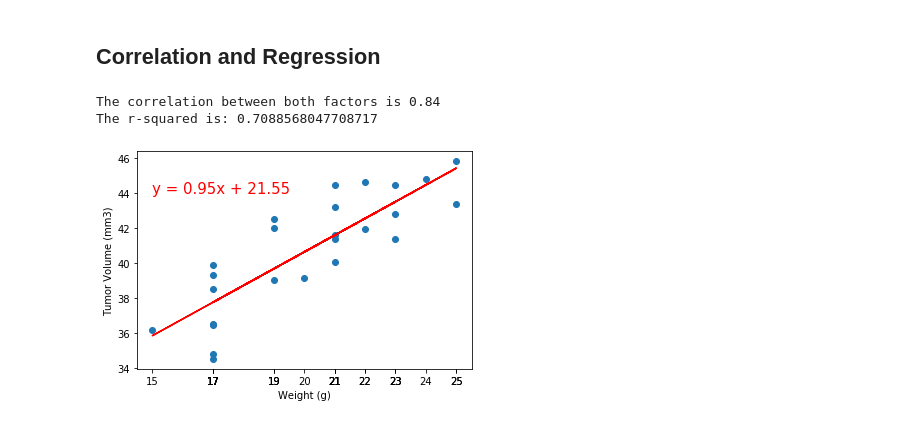
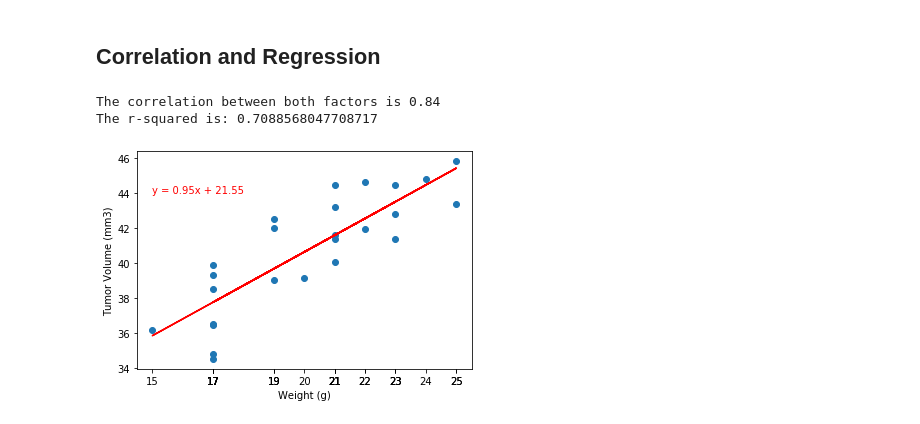
Before and after one commit to angieglass/the-power-of-plots, a Jupyter notebook: power_of_plots_homework.ipynb, the cells around one changed output. Drawn from its saved outputs; the diff is of its cells as text; code cells hidden in the pictures.

```diff
--- a/power_of_plots_homework.ipynb
+++ b/power_of_plots_homework.ipynb
@@ -450,31 +455,31 @@ plt.show()
 # %%
 # Calculate the correlation coefficient and linear regression model
 # for mouse weight and average tumor volume for the Capomulin regimen
 
 x_values = capomulin_average["Weight (g)"]
 y_values = capomulin_average["Tumor Volume (mm3)"]
 
 #Correlation
 correlation = st.pearsonr(x_values,y_values)
 
 #Regression
 (slope, intercept, rvalue, pvalue, stderr) = linregress(x_values, y_values)
 regress_values = x_values * slope + intercept
 line_eq = "y = " + str(round(slope,2)) + "x + " + str(round(intercept,2))
 plt.scatter(x_values,y_values)
 plt.plot(x_values,regress_values,"r-")
-plt.annotate(line_eq,(15,44),fontsize=15,color="red")
+plt.annotate(line_eq,(15,44),fontsize=10,color="red")
 
 #Axis
 plt.xlabel('Weight (g)')
 plt.ylabel('Tumor Volume (mm3)')
 plt.xticks(capomulin_average["Weight (g)"])
 
 #Show
 print(f"The correlation between both factors is {round(correlation[0],2)}")
 print(f"The r-squared is: {rvalue**2}")
 plt.show()
 # %% [output]
 The correlation between both factors is 0.84
 The r-squared is: 0.7088568047708717
-[figure, old version]
+[figure, new version]
```
Also changed, not shown: parts of 3 cells of this notebook.
